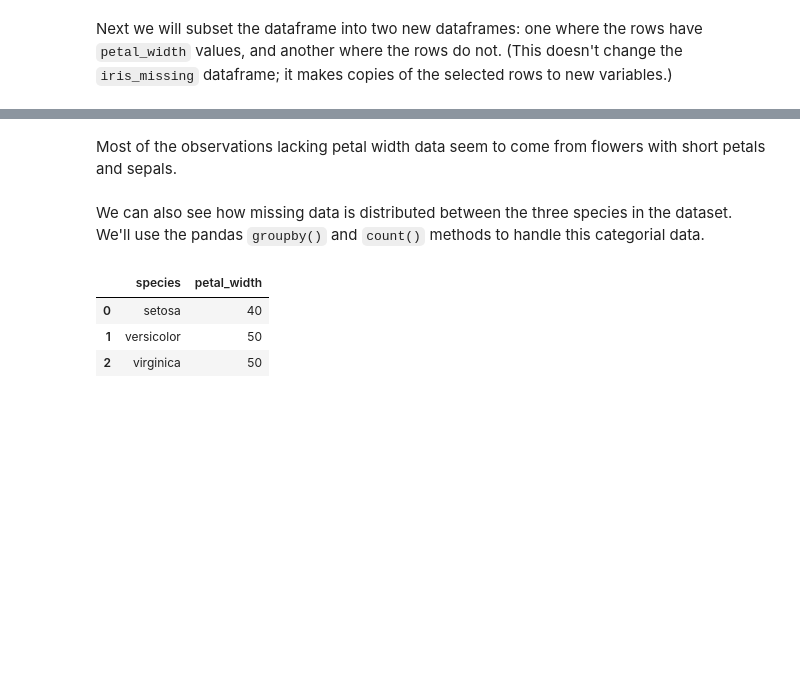
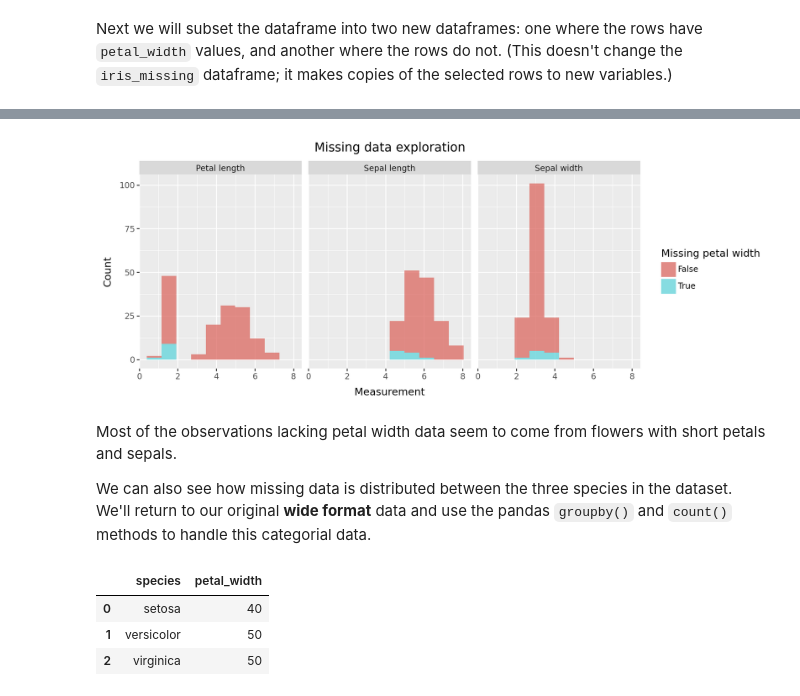
Before and after one commit to kellypierce/python_data_science, a Jupyter notebook: Python_Data_Science.ipynb, the cells around one changed output, grey strips where cells are left out. Drawn from its saved outputs; the diff is of its cells as text; code cells hidden in the pictures; blank space fills up the shorter version.

```diff
--- a/Python_Data_Science.ipynb
+++ b/Python_Data_Science.ipynb
@@ -521,0 +499,7 @@ ax[2].legend()
+# %%
+iris_missing_long = iris_missing.melt(
+    id_vars=["species", "no_petal_width"], # categorical descriptors and identifiers
+    value_vars=['sepal_length', 'sepal_width', 'petal_length', 'petal_width'], # the type of observation
+    var_name='measurement', # the name of the column containing the type of observation
+    value_name='value' # name of the column containing the measured value
+)
@@ -521,0 +519,3 @@ ax[2].legend()
+# %%
+iris_missing_long['measurement'] = [i.replace('_', ' ').capitalize() for i in iris_missing_long['measurement']]
+iris_missing_long = iris_missing_long.rename(columns={"no_petal_width": "Missing petal width"})
@@ -522,7 +531,24 @@ ax[2].legend()
+# %%
+(
+    ggplot(
+        iris_missing_long[iris_missing_long['measurement'].isin(['Sepal width', 'Sepal length', 'Petal length'])],
+        aes(x="value", fill="Missing petal width")
+    )
+    + geom_histogram(bins=10, alpha=0.7)
+    + facet_grid(cols="measurement")
+    + theme(figure_size=(10, 4))
+    + labs(
+        title="Missing data exploration",
+        x="Measurement",
+        y="Count"
+    )
+)
+# %% [output]
+[figure, added]
 # %% [markdown]
 Most of the observations lacking petal width data seem to come from flowers with short petals and sepals.
+
+We can also see how missing data is distributed between the three species in the dataset. We'll return to our original **wide format** data and use the pandas `groupby()` and `count()` methods to handle this categorial data.
-# %% [markdown]
-We can also see how missing data is distributed between the three species in the dataset. We'll use the pandas `groupby()` and `count()` methods to handle this categorial data.
 # %%
 iris_missing.groupby(['species'])['petal_width'].count().reset_index()
 # %% [output]
```
Also changed, not shown: parts of 25 cells of this notebook, 3 other files.
